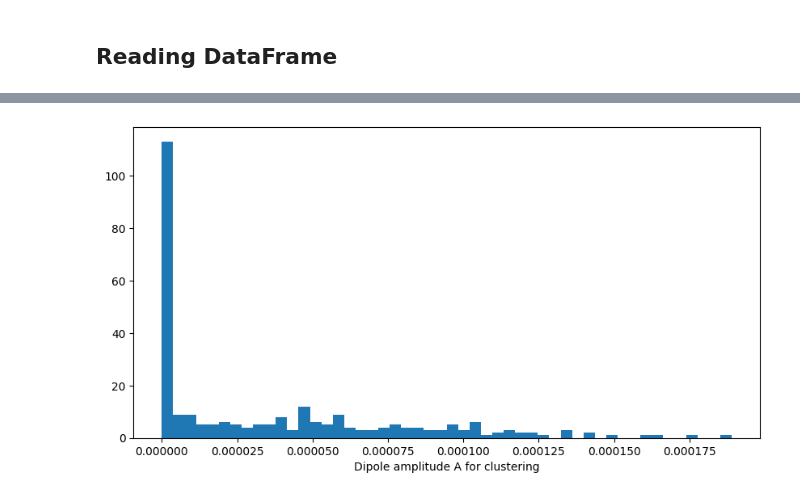
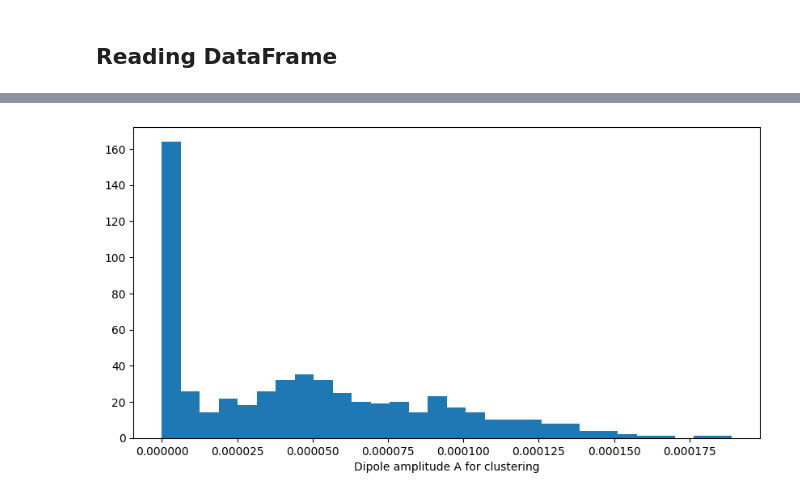
Before and after one commit to johannct/M2_Stage_Code, a Jupyter notebook: Simulation/Cluster_maps_Ntrial.ipynb, the cells around one changed output, grey strips where cells are left out. Cells and saved outputs as stored; diff of their text form; code cells hidden in the pictures.

Commit message:
Etude des fit du clustering par différentes méthodes

```diff
--- a/Simulation/Cluster_maps_Ntrial.ipynb
+++ b/Simulation/Cluster_maps_Ntrial.ipynb
@@ -148,6 +149,8 @@ i = 0   i = 10  Saving complete.
 # %% [markdown]
 ## Reading DataFrame
 # %%
+output_path = "Fit_Clusters/Clusters_NoDipole/Clusters_NoDipole_"
+sufix = "tests_fit"
 df = pd.read_csv(output_path + sufix + '.csv')
 df
 # %% [output]
@@ -178,0 +195,13 @@ A STD = 4.279600960245889e-05
+# %%
+def get_costheta(df, lref=0, bref=0):
+    data = df.copy()
+    dipole = SkyCoord(l=data['l']*u.degree, b=data['b']*u.degree, frame='galactic')
+    u_dipole = dipole.cartesian.xyz.value
+    axref = SkyCoord(l=lref*u.degree, b=bref*u.degree, frame='galactic')
+    u_ref = axref.cartesian.xyz.value
+    return np.dot(u_dipole, u_ref)
+
+df['costheta'] = df.apply(get_costheta, axis=1)
+col = 'costheta'
+fig, ax = plt.subplots(figsize=[10, 5])
+get_hist(df[col], xlabel=f"{col} for clustering", bins=30, figax=(fig, ax), title="Ax ref: l = 0°, b = 0°");
@@ -179,5 +215,8 @@ A STD = 4.279600960245889e-05
 # %%
+col = 'A'
 fig, ax = plt.subplots(figsize=[10, 5])
-get_hist(df['A'], xlabel="Dipole amplitude A for clustering", bins=50, figax=(fig, ax));
+var, bins = get_hist(df[col], xlabel=f"Dipole amplitude {col} for clustering", bins=30, figax=(fig, ax), show=False)
+# ax.set_xscale('log')
+# ax.set_yscale('log');
 # %% [output]
-[figure, old version]
+[figure, new version]
```
Also changed, not shown: parts of 18 cells of this notebook, 1 other file.
